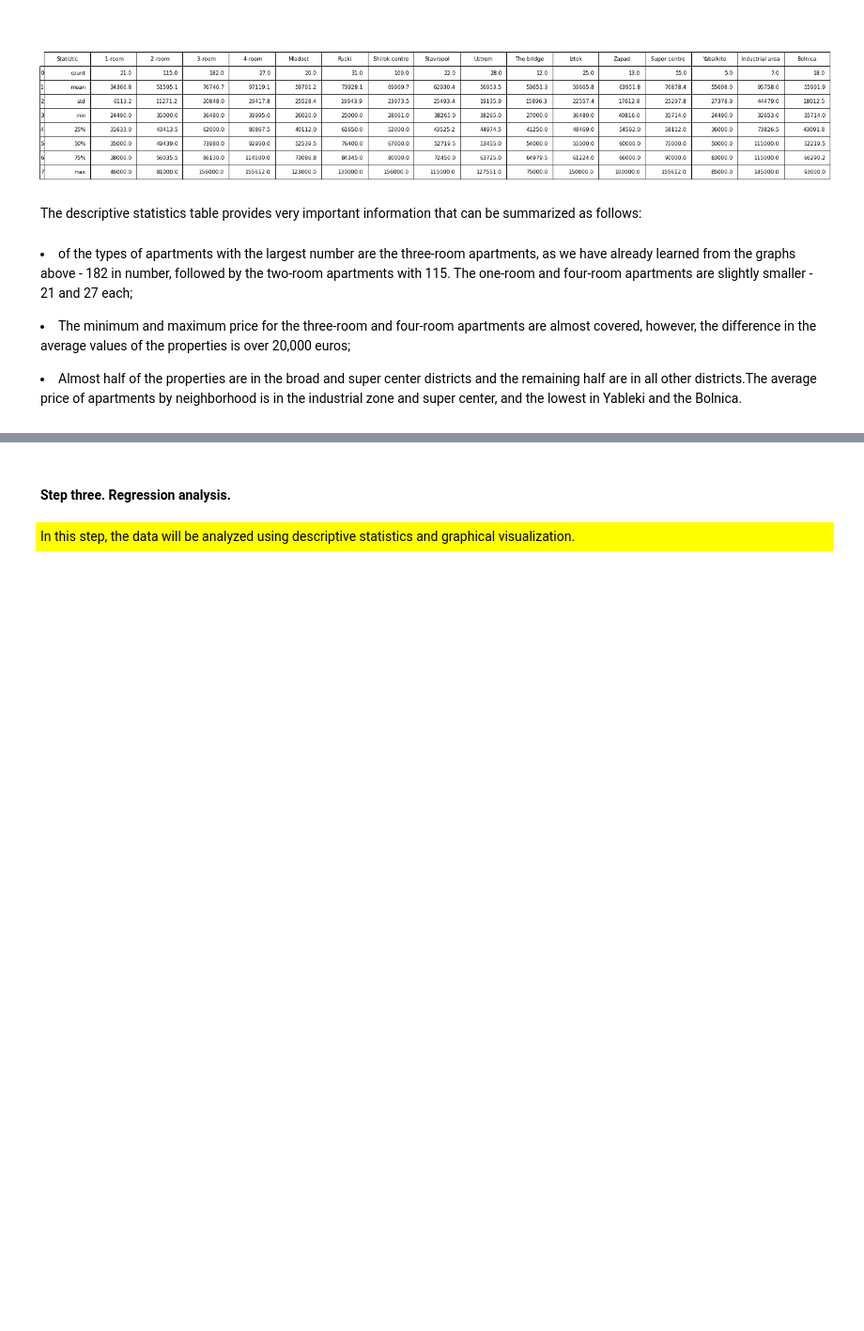
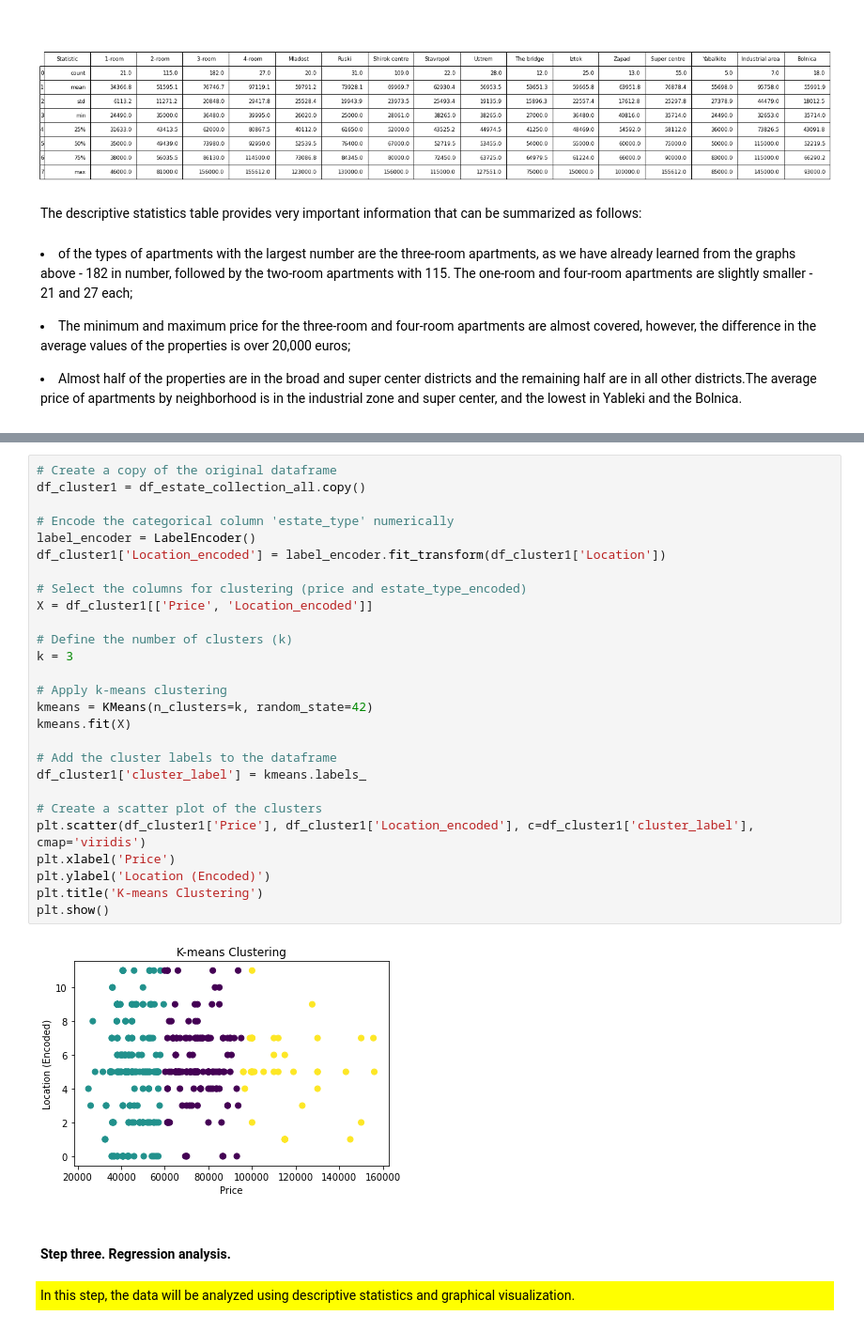
Before and after one commit to StefanRaychev/Web-scraping-and-data-analysis-of-estate-market, a Jupyter notebook: Scraping.ipynb, the cells around one changed output, grey strips where cells are left out. Shown: that part at 94% size. Drawn from its saved outputs; the diff is of its cells as text; blank space fills up the shorter version.

```diff
--- a/Scraping.ipynb
+++ b/Scraping.ipynb
@@ -557,6 +557,35 @@ plt.title('K-means Clustering')
 plt.show()
 # %% [output]
 [figure]
+# %%
+# Create a copy of the original dataframe
+df_cluster1 = df_estate_collection_all.copy()
+
+# Encode the categorical column 'estate_type' numerically
+label_encoder = LabelEncoder()
+df_cluster1['Location_encoded'] = label_encoder.fit_transform(df_cluster1['Location'])
+
+# Select the columns for clustering (price and estate_type_encoded)
+X = df_cluster1[['Price', 'Location_encoded']]
+
+# Define the number of clusters (k)
+k = 3
+
+# Apply k-means clustering
+kmeans = KMeans(n_clusters=k, random_state=42)
+kmeans.fit(X)
+
+# Add the cluster labels to the dataframe
+df_cluster1['cluster_label'] = kmeans.labels_
+
+# Create a scatter plot of the clusters
+plt.scatter(df_cluster1['Price'], df_cluster1['Location_encoded'], c=df_cluster1['cluster_label'], cmap='viridis')
+plt.xlabel('Price')
+plt.ylabel('Location (Encoded)')
+plt.title('K-means Clustering')
+plt.show()
+# %% [output]
+[figure, added]
 # %% [markdown]
 <h4 style="color:black; background-color:white; padding:5px; padding-bottom:10px; margin-bottom:-10px">Step three. Regression analysis.</h4>
 <p style="color:black; background-color:yellow; padding:5px">In this step, the data will be analyzed using descriptive statistics and graphical visualization.</p>
```
Also changed, not shown: parts of 4 cells of this notebook.
